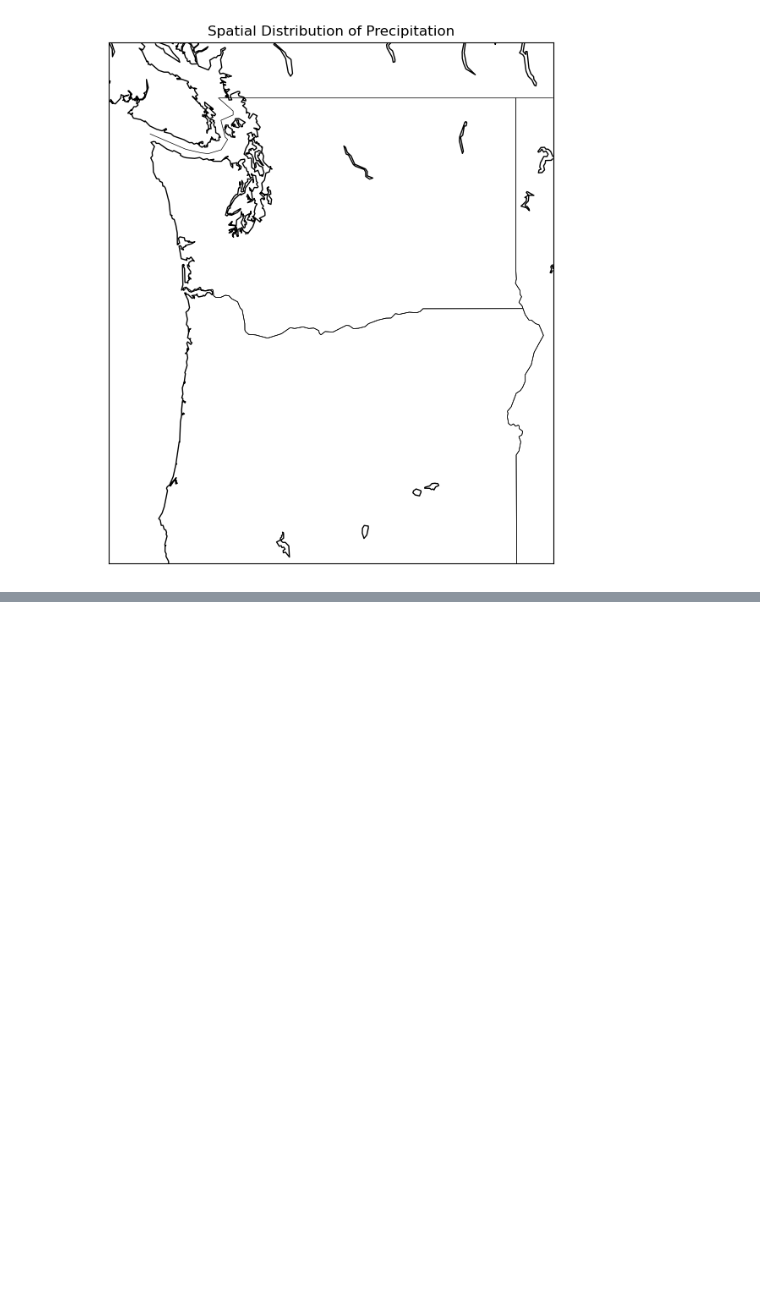
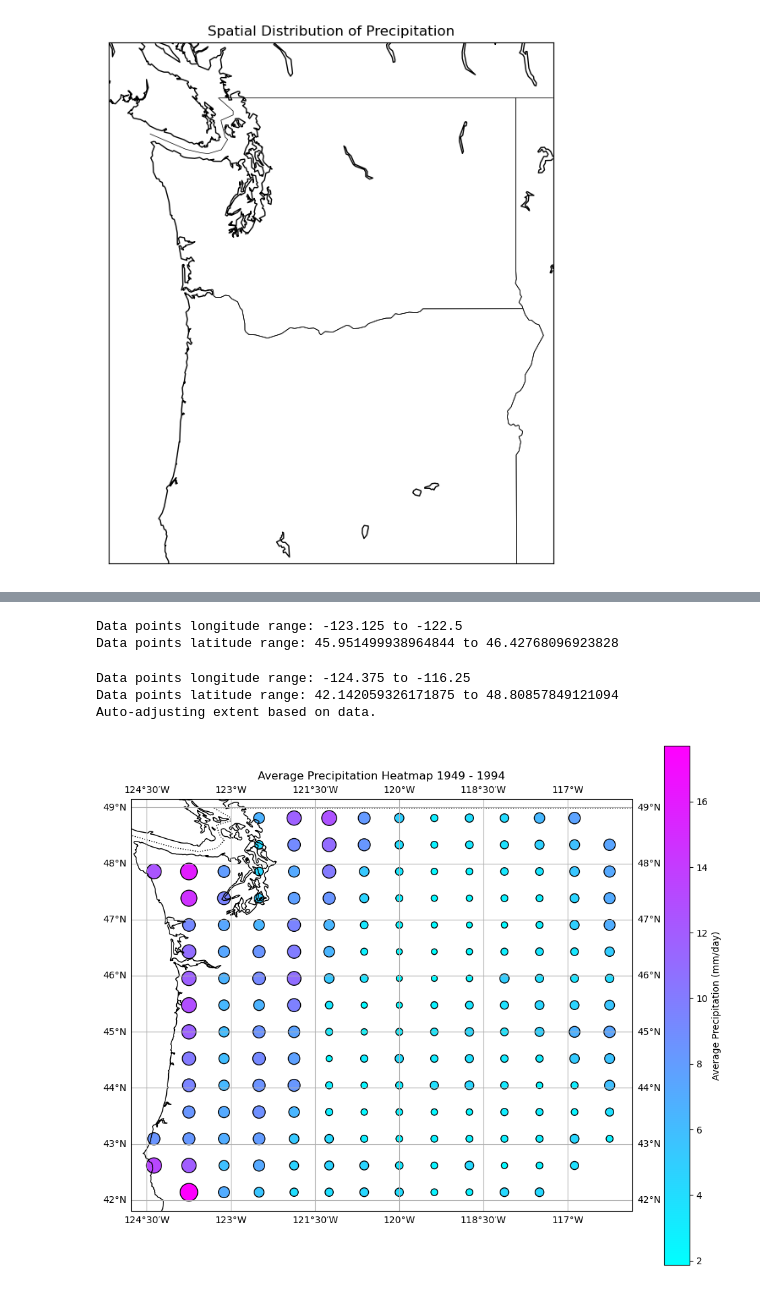
Before and after one commit to CHZY-1/Precipitation_Forecasting_with_Geospatial_data, a Jupyter notebook: precipitation_spatial_eda_xarray.ipynb, the cells around one changed output, grey strips where cells are left out. Saved outputs shown, nothing was run; the diff lists cells and outputs as text; code cells hidden in the pictures; blank space fills up the shorter version.

```diff
--- a/precipitation_spatial_eda_xarray.ipynb
+++ b/precipitation_spatial_eda_xarray.ipynb
@@ -211,3 +257,5 @@ non_zero_precipitation_count = df_flat[df_flat['precipitation'].notna() & (df_fl
 non_zero_precipitation_count
 # %% [output]
 1329879
+# %%
+df_non_zero = df_flat[df_flat['precipitation'] > 0.0]
@@ -277,0 +338,18 @@ ValueError: Index contains duplicate entries, cannot reshape
+# %%
+print(f"Data points longitude range: {selected_data['lon'].min()} to {selected_data['lon'].max()}")
+print(f"Data points latitude range: {selected_data['lat'].min()} to {selected_data['lat'].max()}")
+# %% [output]
+Data points longitude range: -123.125 to -122.5
+Data points latitude range: 45.951499938964844 to 46.42768096923828
+# %%
+def calculate_average_precipitation(df):
+    """
+    Groups the DataFrame by latitude and longitude and calculates the mean precipitation.
+
+    Parameters:
+    - df: pandas DataFrame with the filtered dataset
+
+    Returns:
+    - A pandas DataFrame with the mean precipitation for each group
+    """
+    return df.groupby(['lat', 'lon'])['precipitation'].mean().reset_index()
@@ -277,0 +397,11 @@ ValueError: Index contains duplicate entries, cannot reshape
+# %%
+# Group by latitude and longitude to calculate the mean precipitation
+grouped_data = calculate_average_precipitation(df_non_zero)
+
+plot_title = 'Average Precipitation Heatmap 1949 - 1994'
+plot_precipitation_heatmap(grouped_data, plot_title)
+# %% [output]
+Data points longitude range: -124.375 to -116.25
+Data points latitude range: 42.142059326171875 to 48.80857849121094
+Auto-adjusting extent based on data.
+[figure, added]
```
Also changed, not shown: parts of 66 cells of this notebook.
